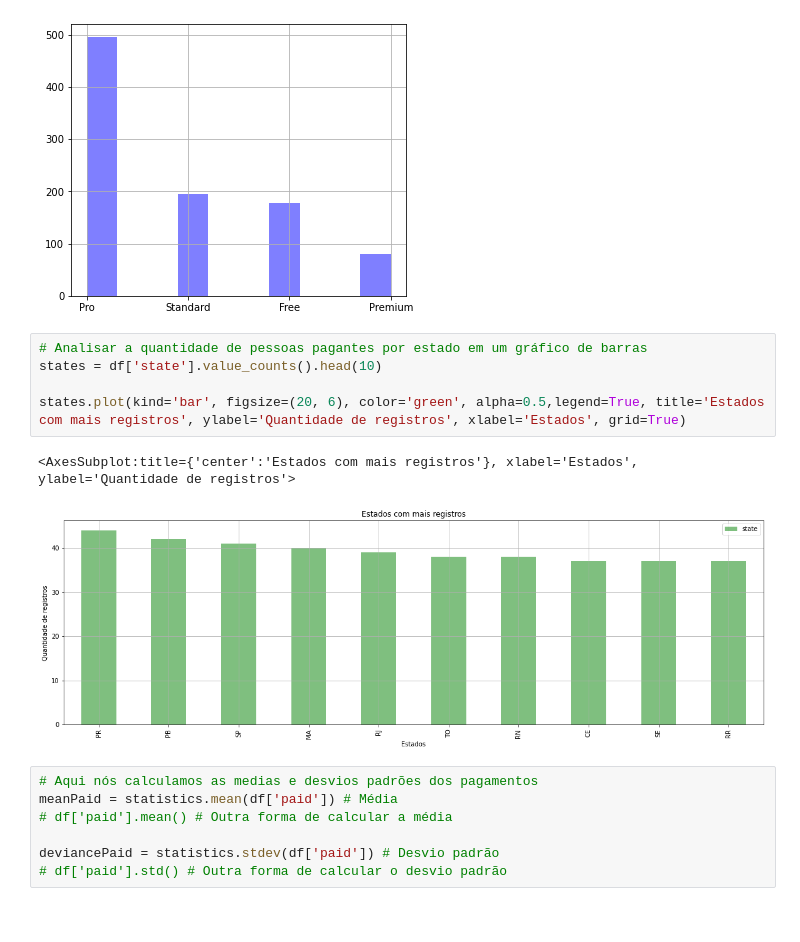
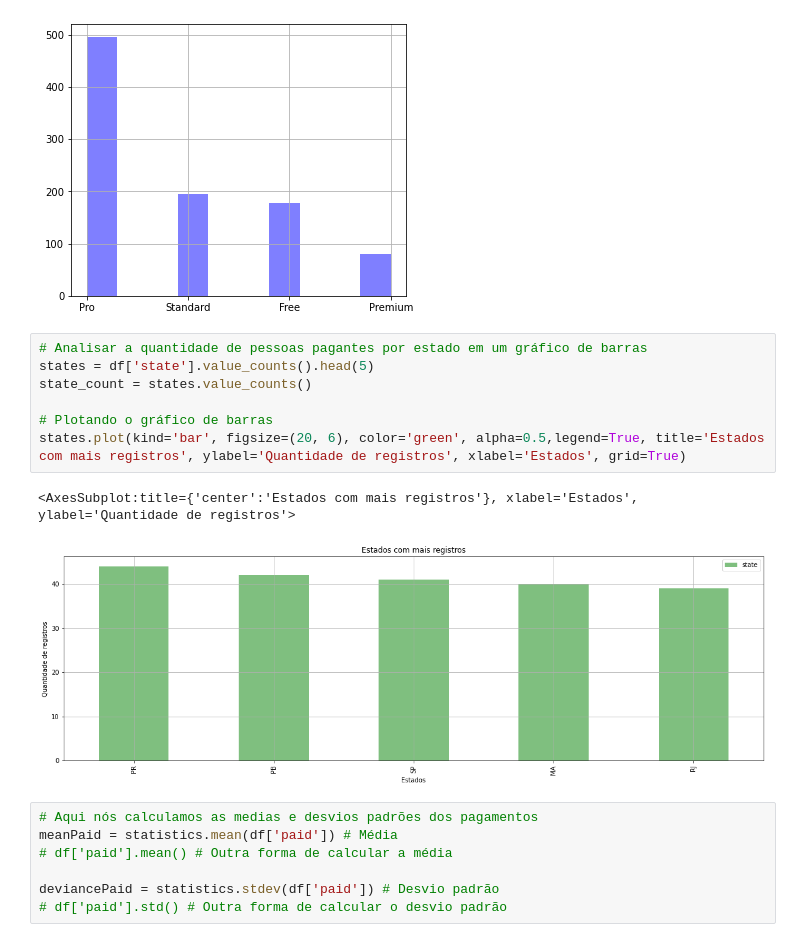
Before and after one commit to VicourtBitt/pandas_python, a Jupyter notebook: TIC_TRILHAS/aritmetica/aritmetica.ipynb, the cells around one changed output. Saved outputs shown, nothing was run; the diff lists cells and outputs as text.

```diff
--- a/TIC_TRILHAS/aritmetica/aritmetica.ipynb
+++ b/TIC_TRILHAS/aritmetica/aritmetica.ipynb
@@ -101,12 +182,14 @@ df['plan'].hist(figsize=(6, 5), bins=10, color='blue', alpha=0.5)
 [figure]
 # %%
 # Analisar a quantidade de pessoas pagantes por estado em um gráfico de barras
-states = df['state'].value_counts().head(10)
+states = df['state'].value_counts().head(5)
+state_count = states.value_counts()
 
+# Plotando o gráfico de barras
 states.plot(kind='bar', figsize=(20, 6), color='green', alpha=0.5,legend=True, title='Estados com mais registros', ylabel='Quantidade de registros', xlabel='Estados', grid=True)
 # %% [output]
 <AxesSubplot:title={'center':'Estados com mais registros'}, xlabel='Estados', ylabel='Quantidade de registros'>
-[figure, old version]
+[figure, new version]
 # %%
 # Aqui nós calculamos as medias e desvios padrões dos pagamentos
 meanPaid = statistics.mean(df['paid']) # Média
```
Also changed, not shown: parts of 9 cells of this notebook.
